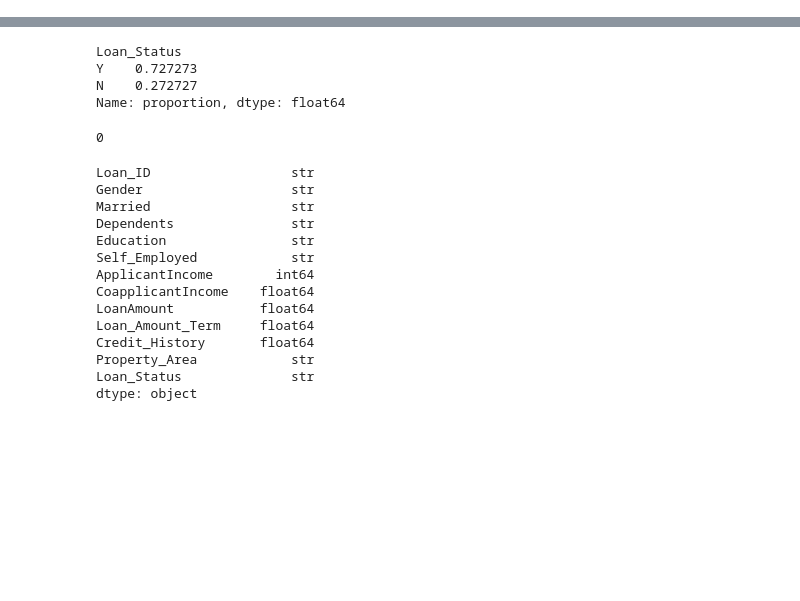
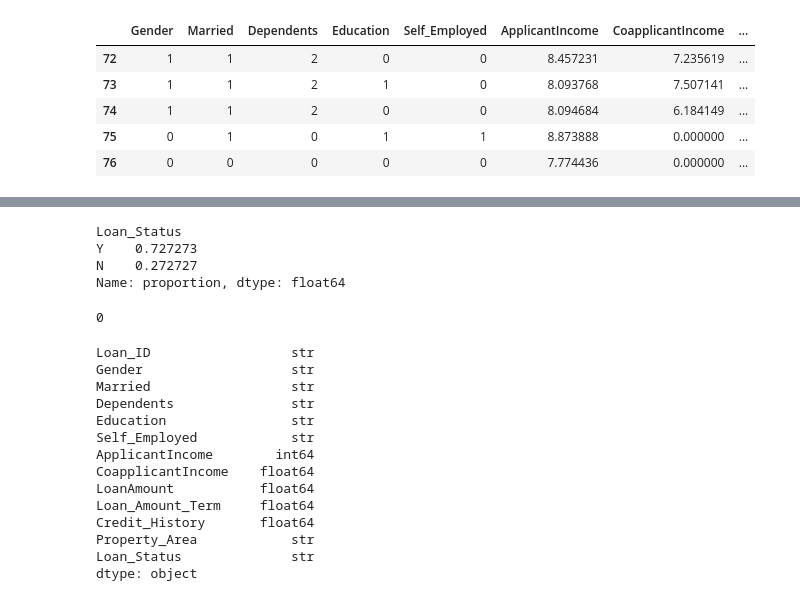
Before and after one commit to SandAhmed/Team-Megaforce-Ai-project, a Jupyter notebook: project.ipynb, the cells around one changed output, grey strips where cells are left out. Saved outputs shown, nothing was run; the diff lists cells and outputs as text; code cells hidden in the pictures; blank space fills up the shorter version.

```diff
--- a/project.ipynb
+++ b/project.ipynb
@@ -12,3 +26,12 @@ from sklearn.preprocessing import MinMaxScaler
+# %%
+df.tail()
+# %% [output]
+|  | Gender | Married | Dependents | Education | Self_Employed | ApplicantIncome | CoapplicantIncome | ... |
+| 72 | 1 | 1 | 2 | 0 | 0 | 8.457231 | 7.235619 | ... |
+| 73 | 1 | 1 | 2 | 1 | 0 | 8.093768 | 7.507141 | ... |
+| 74 | 1 | 1 | 2 | 0 | 0 | 8.094684 | 6.184149 | ... |
+| 75 | 0 | 1 | 0 | 1 | 1 | 8.873888 | 0.000000 | ... |
+| 76 | 0 | 0 | 0 | 0 | 0 | 7.774436 | 0.000000 | ... |
 # %%
 def scaling(DataFrame,NumiricalColumns,Scaler):
     #for perpaing data for logistic_regression by shrinking and scaling it to 1s and 0s
```
Also changed, not shown: parts of 27 cells of this notebook.
